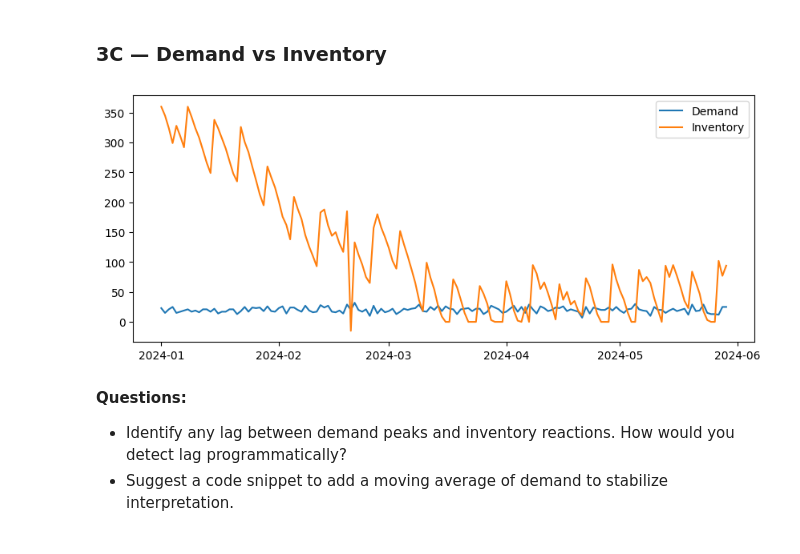
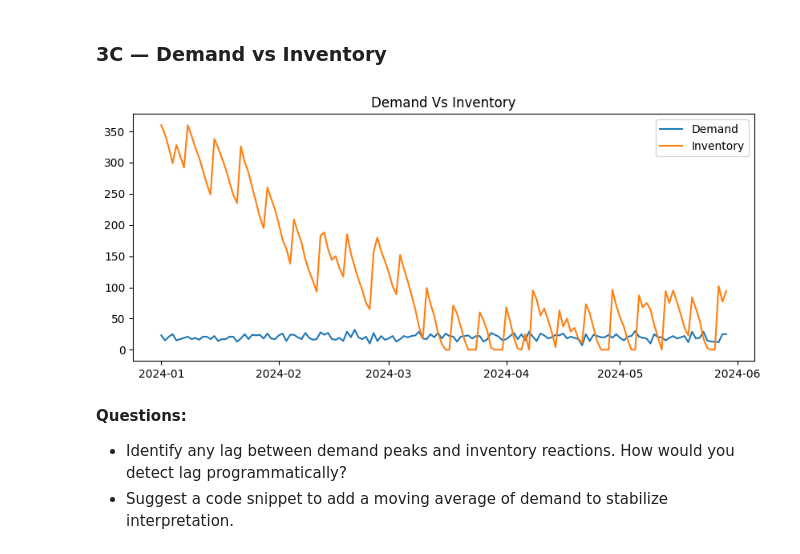
Before and after one commit to saikisri97/17_Hof_Lecture_Code_Pingo, a Jupyter notebook: Supply_Chain_Analytics/code/inventory_replenishment_student_Q_rev.ipynb, the cells around one changed output. Cells and saved outputs as stored; diff of their text form; code cells hidden in the pictures.

```diff
--- a/Supply_Chain_Analytics/code/inventory_replenishment_student_Q_rev.ipynb
+++ b/Supply_Chain_Analytics/code/inventory_replenishment_student_Q_rev.ipynb
@@ -96,9 +101,10 @@ plt.tight_layout();plt.show()
 # %%
 plt.plot(df['Date'],df['Demand'],label='Demand')
 plt.plot(df['Date'],df['On_Hand_Inventory'],label='Inventory')
+plt.title('Demand Vs Inventory')
 plt.legend();plt.show()
 # %% [output]
-[figure, old version]
+[figure, new version]
 # %% [markdown]
 **Questions:**
 - Identify any lag between demand peaks and inventory reactions. How would you detect lag programmatically?
```
Also changed, not shown: parts of 6 cells of this notebook, 1 other file.
